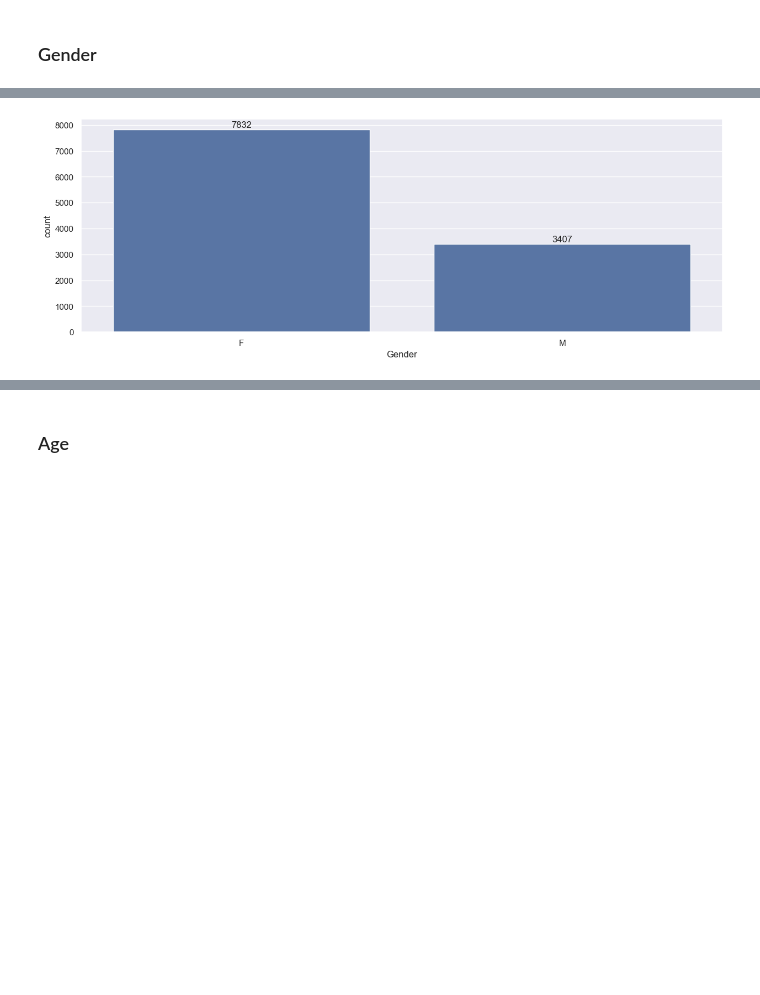
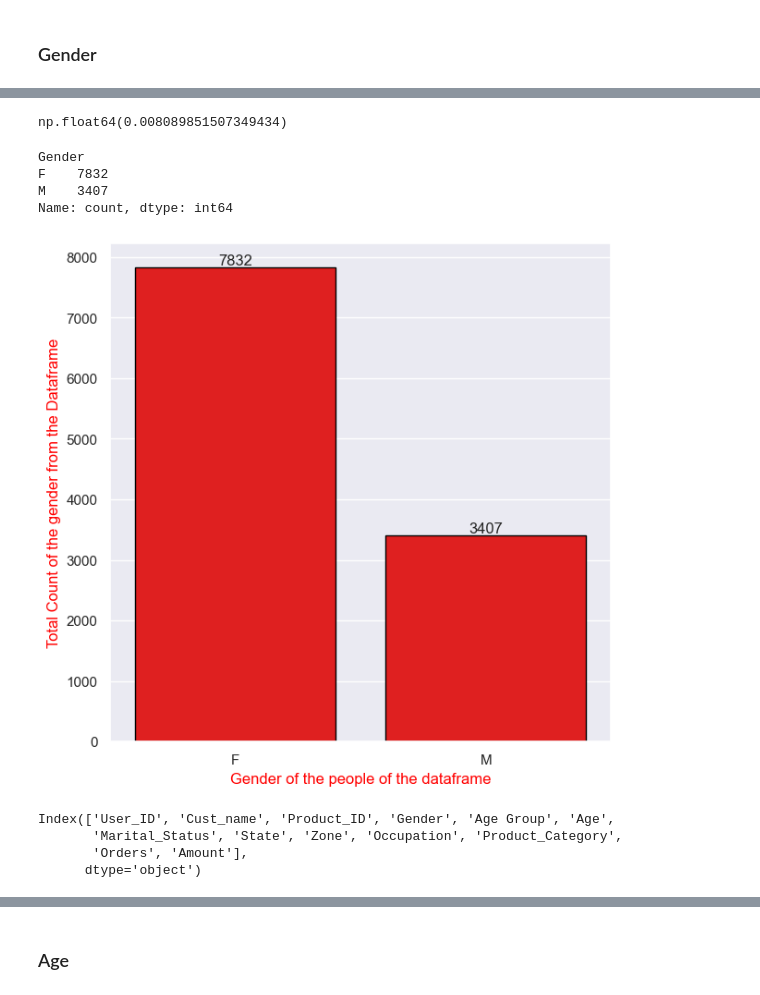
Before and after one commit to bisheshcodes999/Python-Diwali-Sales-Analysis, a Jupyter notebook: Python_Diwali_Sales_Analysis-main/Diwali_Sales_Analysis.ipynb, the cells around one changed output, grey strips where cells are left out. Drawn from its saved outputs; the diff is of its cells as text; code cells hidden in the pictures; blank space fills up the shorter version.

```diff
--- a/Python_Diwali_Sales_Analysis-main/Diwali_Sales_Analysis.ipynb
+++ b/Python_Diwali_Sales_Analysis-main/Diwali_Sales_Analysis.ipynb
@@ -77,3 +180,5 @@ memory usage: 1.1+ MB
+# %%
+df['Product_ID'] = df['Product_ID'].str.lstrip('P')
 # %%
 df.head()
 # %% [output]
@@ -164,3 +294,0 @@ dtype: int64
-# %%
-# change data type
-df['Amount'] = df['Amount'].astype('int')
@@ -170,0 +302,6 @@ dtype('int64')
+# %%
+# Changing the marital status of the people from the dataframe from numeric to string ie \
+# 0-> unmarried and 1-> married hence changing it
+
+df['Marital_Status'] = df['Marital_Status'].replace({0:'Unmarried',1:'Married'})
+df['Marital_Status']
@@ -170,0 +355,6 @@ dtype('int64')
+# %%
+# Here the dtype of the product ID is object which is incorrect in our dataframe because
+# the product id of the various products cannot have letters in it so we only include
+# the numeric value for the product id in our datas
+
+df['Product_ID'] = df['Product_ID'].astype(int)
@@ -226,9 +420,36 @@ df[['Age', 'Orders', 'Amount']].describe()
+# %%
+df['Age'].corr(df['Orders'])
+# %% [output]
+np.float64(0.008089851507349434)
+# %%
+df['Gender'].value_counts()
+# %% [output]
+Gender
+F    7832
+M    3407
+Name: count, dtype: int64
 # %%
 # plotting a bar chart for Gender and it's count
-
-ax = sns.countplot(x = 'Gender',data = df)
+fig,ax = plt.subplots(figsize=(7,7))
+ax = sns.countplot(x = 'Gender',data = df,
+                   color='red',
+                   edgecolor='black')
+ax.set_xlabel("Gender of the people of the dataframe",
+              color='red')
+ax.set_ylabel("Total Count of the gender from the Dataframe",
+              color='red')
 
 for bars in ax.containers:
     ax.bar_label(bars)
+
+# Hence this shows us that the number of male in our dataframe is quite large in number
+# than the number of female from the dataframe
 # %% [output]
-[figure, old version]
+[figure, new version]
+# %%
+df.columns
+# %% [output]
+Index(['User_ID', 'Cust_name', 'Product_ID', 'Gender', 'Age Group', 'Age',
+       'Marital_Status', 'State', 'Zone', 'Occupation', 'Product_Category',
+       'Orders', 'Amount'],
+      dtype='object')
```
Also changed, not shown: parts of 53 cells of this notebook, 15 other files.
